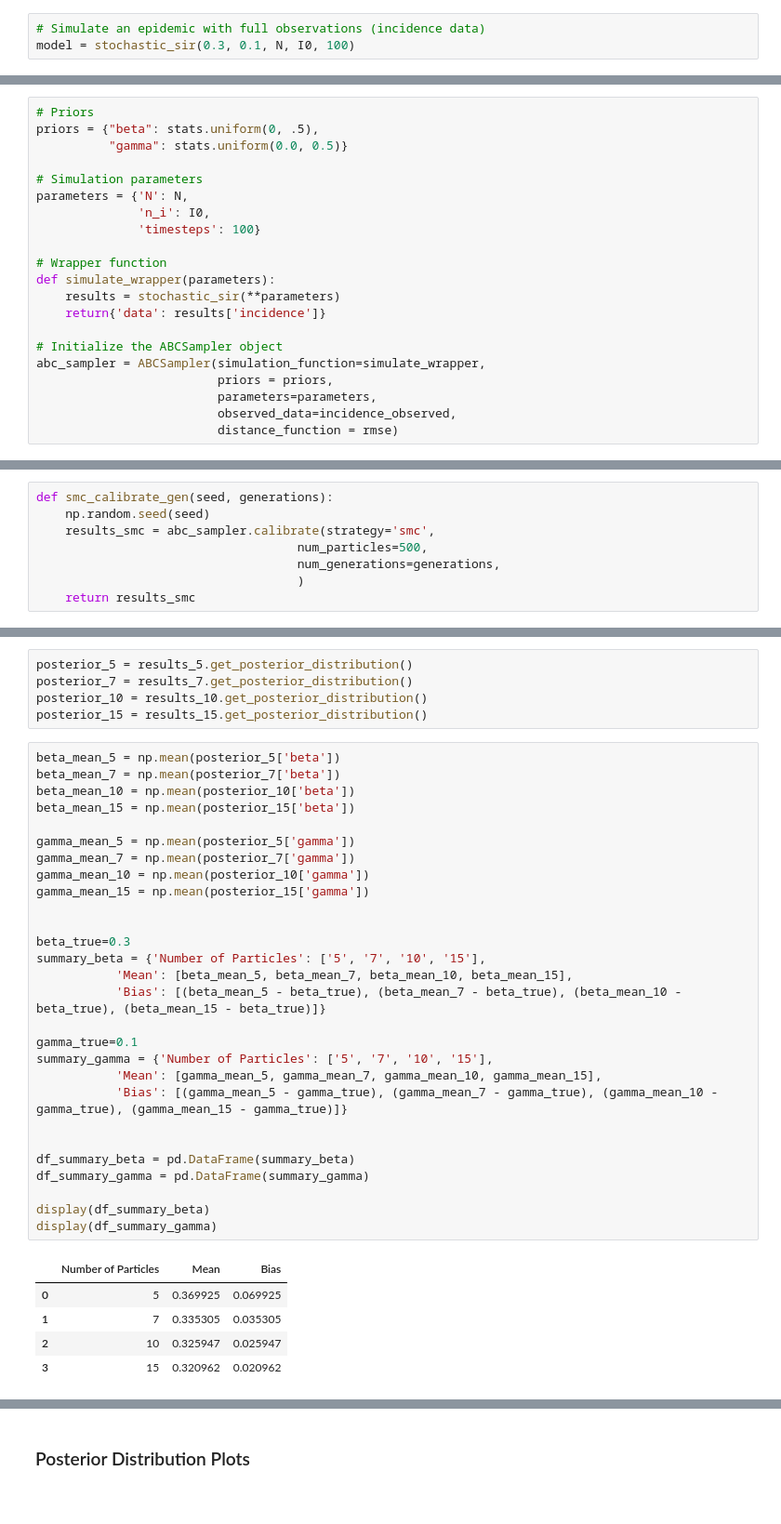
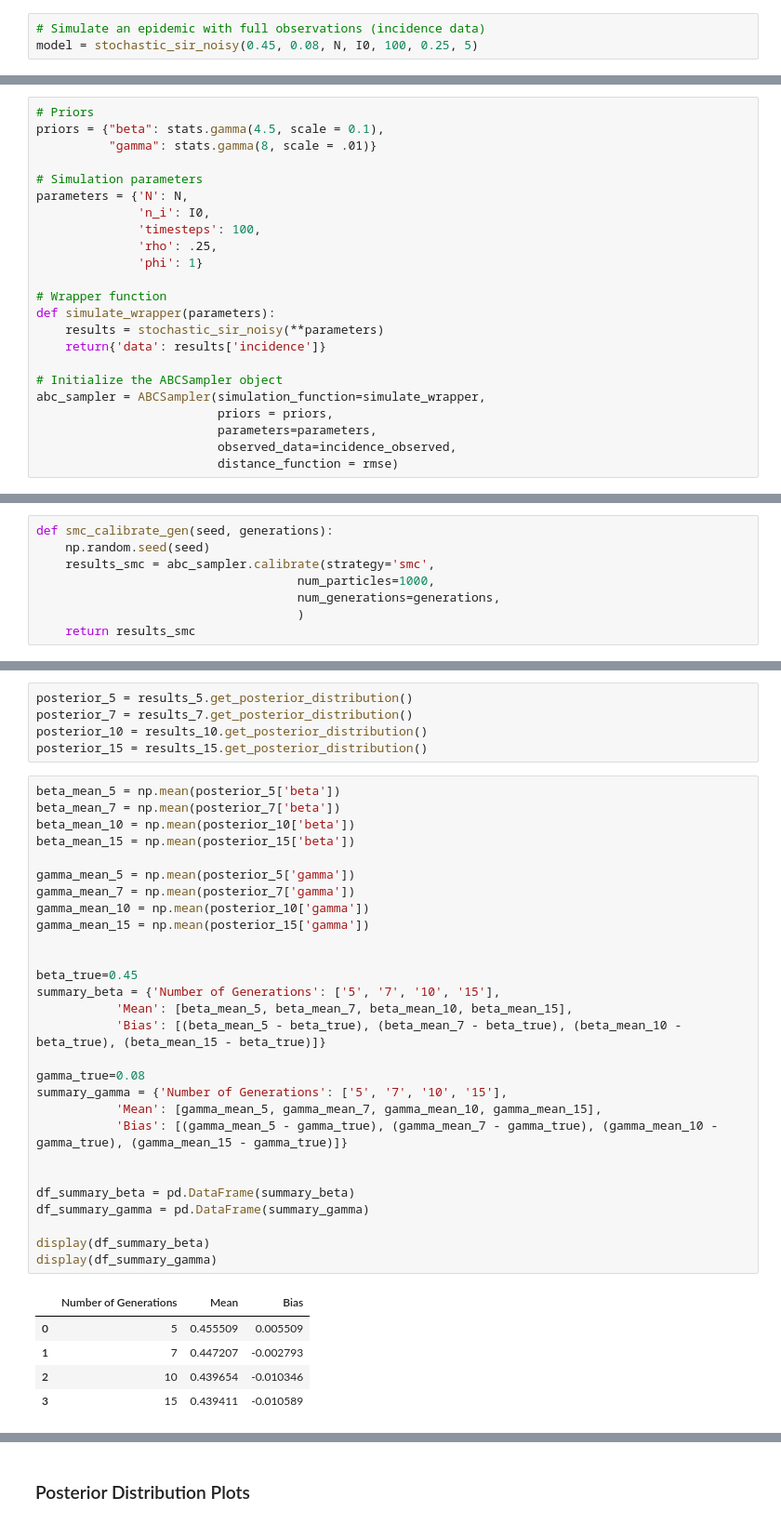
Before and after one commit to 19386928-oss/SIR_Model, a Jupyter notebook: src/Epydemix/Particles_and_Generations.ipynb, the cells around one changed output, grey strips where cells are left out. Shown at 93% size. Cells and saved outputs as stored; diff of their text form.

```diff
--- a/src/Epydemix/Particles_and_Generations.ipynb
+++ b/src/Epydemix/Particles_and_Generations.ipynb
@@ -34,7 +34,7 @@ N = 10000
 I0 = 10
 # %%
 # Simulate an epidemic with full observations (incidence data)
-model = stochastic_sir(0.3, 0.1, N, I0, 100)
+model = stochastic_sir_noisy(0.45, 0.08, N, I0, 100, 0.25, 5)
 # %%
 # Isolate the observations
 incidence_observed = (model['incidence'])
@@ -45,17 +45,19 @@ incidence_df = incidence_df.rename(columns={0: 'data'})
 incidence_df['date'] = pd.date_range(start = '2024/01/01', periods = len(incidence_df), freq='D')
 # %%
 # Priors
-priors = {"beta": stats.uniform(0, .5),
-          "gamma": stats.uniform(0.0, 0.5)}
+priors = {"beta": stats.gamma(4.5, scale = 0.1),
+          "gamma": stats.gamma(8, scale = .01)}
 
 # Simulation parameters
 parameters = {'N': N,
               'n_i': I0,
-              'timesteps': 100}
+              'timesteps': 100,
+              'rho': .25,
+              'phi': 1}
 
 # Wrapper function
 def simulate_wrapper(parameters):
-    results = stochastic_sir(**parameters)
+    results = stochastic_sir_noisy(**parameters)
     return{'data': results['incidence']}
 
 # Initialize the ABCSampler object
@@ -321,7 +323,7 @@ The ESS 9 particles is: 936.60
 def smc_calibrate_gen(seed, generations):
     np.random.seed(seed)
     results_smc = abc_sampler.calibrate(strategy='smc',
-                                    num_particles=500,
+                                    num_particles=1000,
                                     num_generations=generations,
                                     )
     return results_smc
@@ -415,34 +417,34 @@ posterior_15 = results_15.get_posterior_distribution()
 # %%
 beta_mean_5 = np.mean(posterior_5['beta'])
 beta_mean_7 = np.mean(posterior_7['beta'])
 beta_mean_10 = np.mean(posterior_10['beta'])
 beta_mean_15 = np.mean(posterior_15['beta'])
 
 gamma_mean_5 = np.mean(posterior_5['gamma'])
 gamma_mean_7 = np.mean(posterior_7['gamma'])
 gamma_mean_10 = np.mean(posterior_10['gamma'])
 gamma_mean_15 = np.mean(posterior_15['gamma'])
 
 
-beta_true=0.3
-summary_beta = {'Number of Particles': ['5', '7', '10', '15'],
+beta_true=0.45
+summary_beta = {'Number of Generations': ['5', '7', '10', '15'],
            'Mean': [beta_mean_5, beta_mean_7, beta_mean_10, beta_mean_15],
            'Bias': [(beta_mean_5 - beta_true), (beta_mean_7 - beta_true), (beta_mean_10 - beta_true), (beta_mean_15 - beta_true)]}
 
-gamma_true=0.1
-summary_gamma = {'Number of Particles': ['5', '7', '10', '15'],
+gamma_true=0.08
+summary_gamma = {'Number of Generations': ['5', '7', '10', '15'],
            'Mean': [gamma_mean_5, gamma_mean_7, gamma_mean_10, gamma_mean_15],
            'Bias': [(gamma_mean_5 - gamma_true), (gamma_mean_7 - gamma_true), (gamma_mean_10 - gamma_true), (gamma_mean_15 - gamma_true)]}
 
 
 df_summary_beta = pd.DataFrame(summary_beta)
 df_summary_gamma = pd.DataFrame(summary_gamma)
 
 display(df_summary_beta)
 display(df_summary_gamma)
 # %% [output]
-|  | Number of Particles | Mean | Bias |
-| 0 | 5 | 0.369925 | 0.069925 |
-| 1 | 7 | 0.335305 | 0.035305 |
-| 2 | 10 | 0.325947 | 0.025947 |
-| 3 | 15 | 0.320962 | 0.020962 |
+|  | Number of Generations | Mean | Bias |
+| 0 | 5 | 0.455509 | 0.005509 |
+| 1 | 7 | 0.447207 | -0.002793 |
+| 2 | 10 | 0.439654 | -0.010346 |
+| 3 | 15 | 0.439411 | -0.010589 |
```
Also changed, not shown: parts of 27 cells of this notebook, 3 other files.
